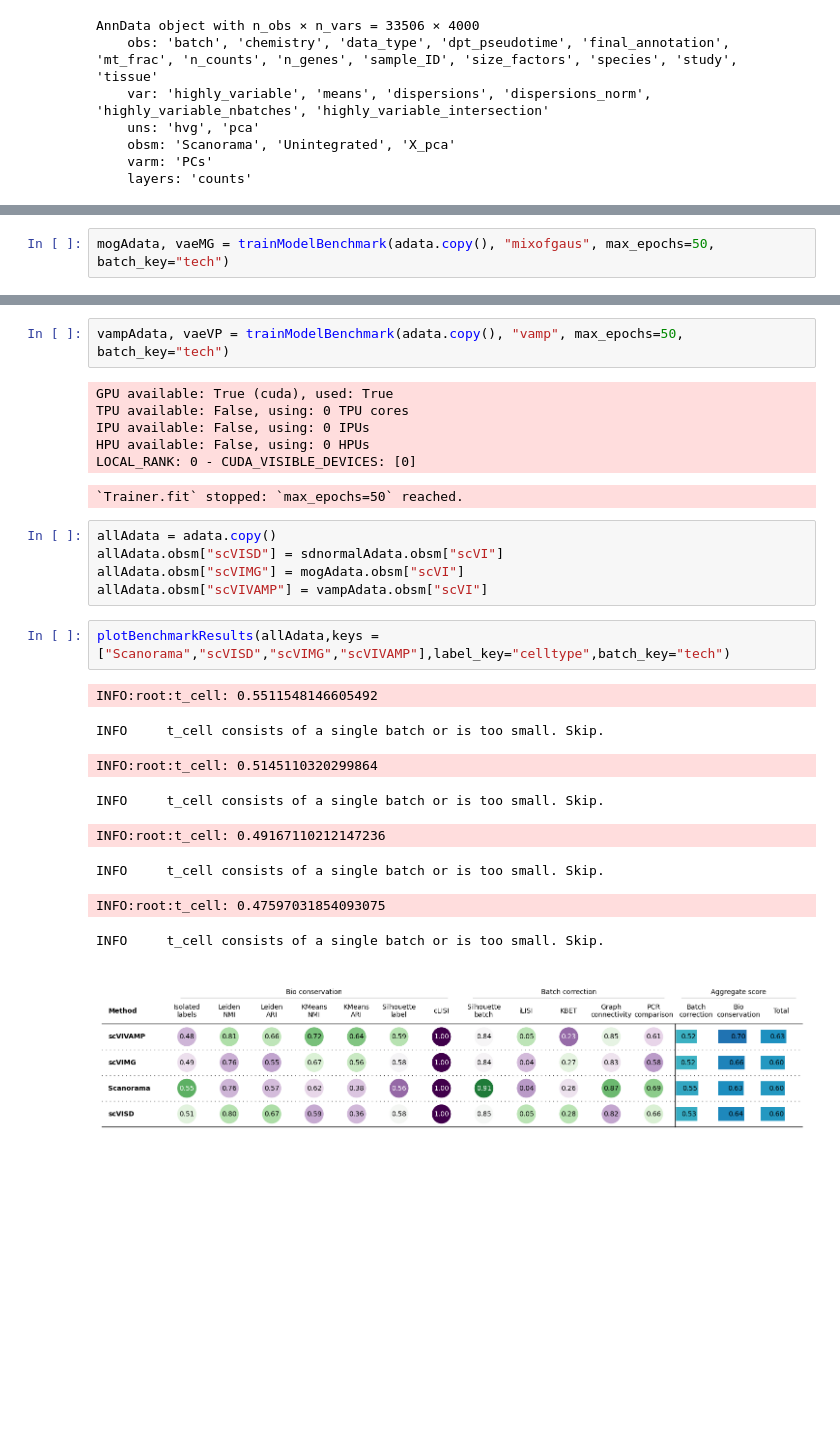
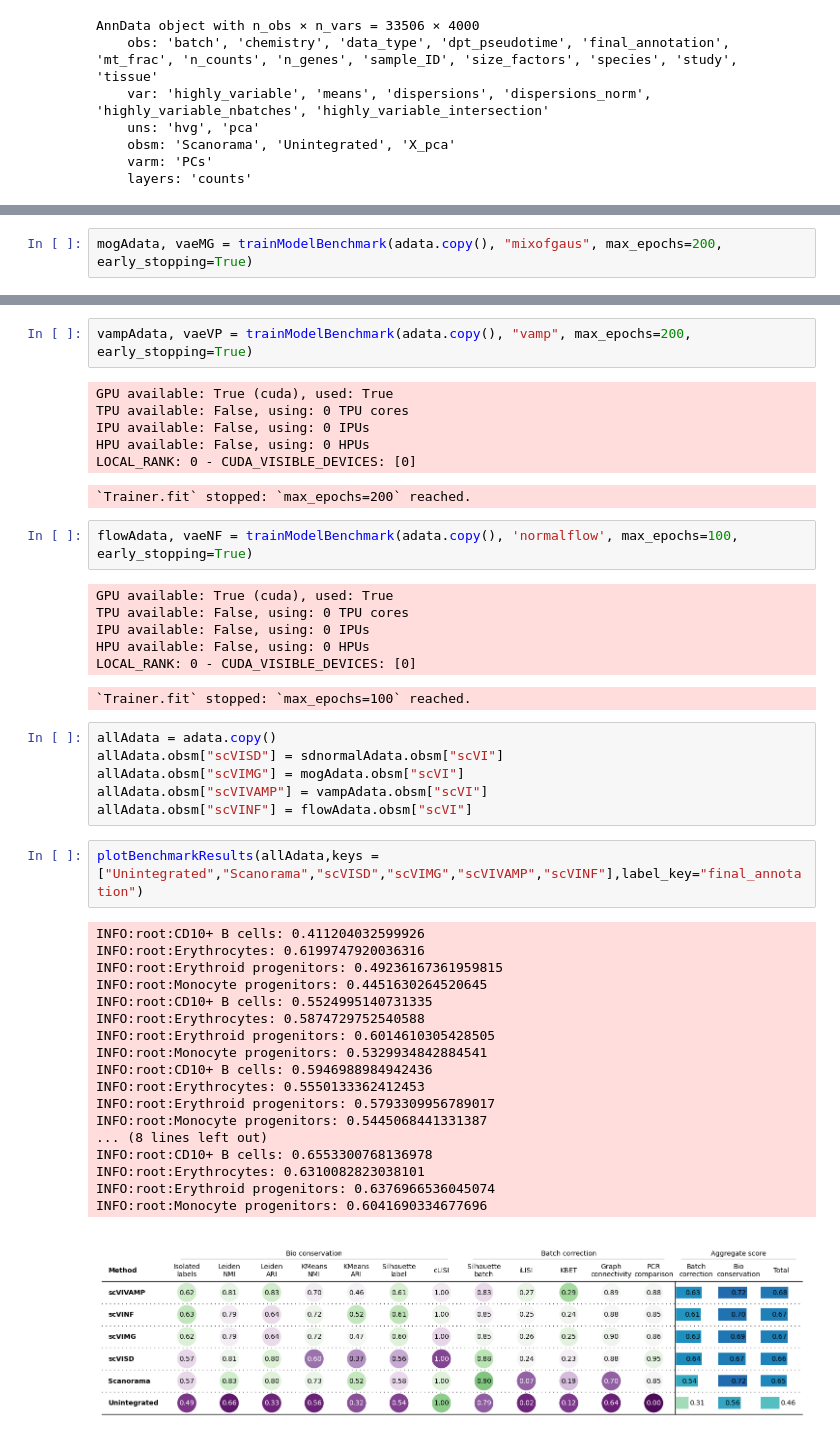
Before and after one commit to LeanderDiazBone/BachelorThesis, a Jupyter notebook: benchmark_pancreas.ipynb, the cells around one changed output, grey strips where cells are left out. Saved outputs shown, nothing was run; the diff lists cells and outputs as text; blank space fills up the shorter version.

```diff
--- a/benchmark_pancreas.ipynb
+++ b/benchmark_pancreas.ipynb
@@ -65,5 +63,5 @@ LOCAL_RANK: 0 - CUDA_VISIBLE_DEVICES: [0]
 # %%
-mogAdata, vaeMG = trainModelBenchmark(adata.copy(), "mixofgaus", max_epochs=50, batch_key="tech")
+mogAdata, vaeMG = trainModelBenchmark(adata.copy(), "mixofgaus", max_epochs=200, early_stopping=True)
 # %% [output]
 GPU available: True (cuda), used: True
 TPU available: False, using: 0 TPU cores
@@ -74,26 +72,45 @@ LOCAL_RANK: 0 - CUDA_VISIBLE_DEVICES: [0]
 # %%
-vampAdata, vaeVP = trainModelBenchmark(adata.copy(), "vamp", max_epochs=50, batch_key="tech")
+vampAdata, vaeVP = trainModelBenchmark(adata.copy(), "vamp", max_epochs=200, early_stopping=True)
 # %% [output]
 GPU available: True (cuda), used: True
 TPU available: False, using: 0 TPU cores
 IPU available: False, using: 0 IPUs
 HPU available: False, using: 0 HPUs
 LOCAL_RANK: 0 - CUDA_VISIBLE_DEVICES: [0]
-`Trainer.fit` stopped: `max_epochs=50` reached.
+`Trainer.fit` stopped: `max_epochs=200` reached.
+# %%
+flowAdata, vaeNF = trainModelBenchmark(adata.copy(), 'normalflow', max_epochs=100, early_stopping=True)
+# %% [output]
+GPU available: True (cuda), used: True
+TPU available: False, using: 0 TPU cores
+IPU available: False, using: 0 IPUs
+HPU available: False, using: 0 HPUs
+LOCAL_RANK: 0 - CUDA_VISIBLE_DEVICES: [0]
+`Trainer.fit` stopped: `max_epochs=100` reached.
 # %%
 allAdata = adata.copy()
 allAdata.obsm["scVISD"] = sdnormalAdata.obsm["scVI"]
 allAdata.obsm["scVIMG"] = mogAdata.obsm["scVI"]
 allAdata.obsm["scVIVAMP"] = vampAdata.obsm["scVI"]
+allAdata.obsm["scVINF"] = flowAdata.obsm["scVI"]
 # %%
-plotBenchmarkResults(allAdata,keys = ["Scanorama","scVISD","scVIMG","scVIVAMP"],label_key="celltype",batch_key="tech")
+plotBenchmarkResults(allAdata,keys = ["Unintegrated","Scanorama","scVISD","scVIMG","scVIVAMP","scVINF"],label_key="final_annotation")
 # %% [output]
-INFO:root:t_cell: 0.5511548146605492
+INFO:root:CD10+ B cells: 0.411204032599926
+INFO:root:Erythrocytes: 0.6199747920036316
+INFO:root:Erythroid progenitors: 0.49236167361959815
+INFO:root:Monocyte progenitors: 0.4451630264520645
+INFO:root:CD10+ B cells: 0.5524995140731335
+INFO:root:Erythrocytes: 0.5874729752540588
+INFO:root:Erythroid progenitors: 0.6014610305428505
+INFO:root:Monocyte progenitors: 0.5329934842884541
+INFO:root:CD10+ B cells: 0.5946988984942436
+INFO:root:Erythrocytes: 0.5550133362412453
+INFO:root:Erythroid progenitors: 0.5793309956789017
+INFO:root:Monocyte progenitors: 0.5445068441331387
+... (8 lines left out)
+INFO:root:CD10+ B cells: 0.6553300768136978
+INFO:root:Erythrocytes: 0.6310082823038101
+INFO:root:Erythroid progenitors: 0.6376966536045074
+INFO:root:Monocyte progenitors: 0.6041690334677696
-INFO     t_cell consists of a single batch or is too small. Skip.
-INFO:root:t_cell: 0.5145110320299864
-INFO     t_cell consists of a single batch or is too small. Skip.
-INFO:root:t_cell: 0.49167110212147236
-INFO     t_cell consists of a single batch or is too small. Skip.
-INFO:root:t_cell: 0.47597031854093075
-INFO     t_cell consists of a single batch or is too small. Skip.
-[figure, old version]
+[figure, new version]
```
Also changed, not shown: parts of 3 cells of this notebook, 14 other files.
